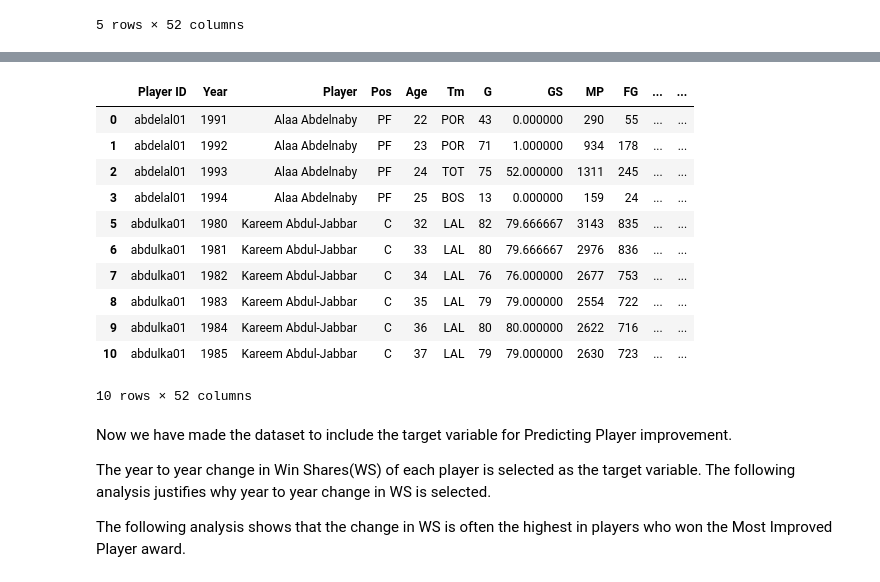
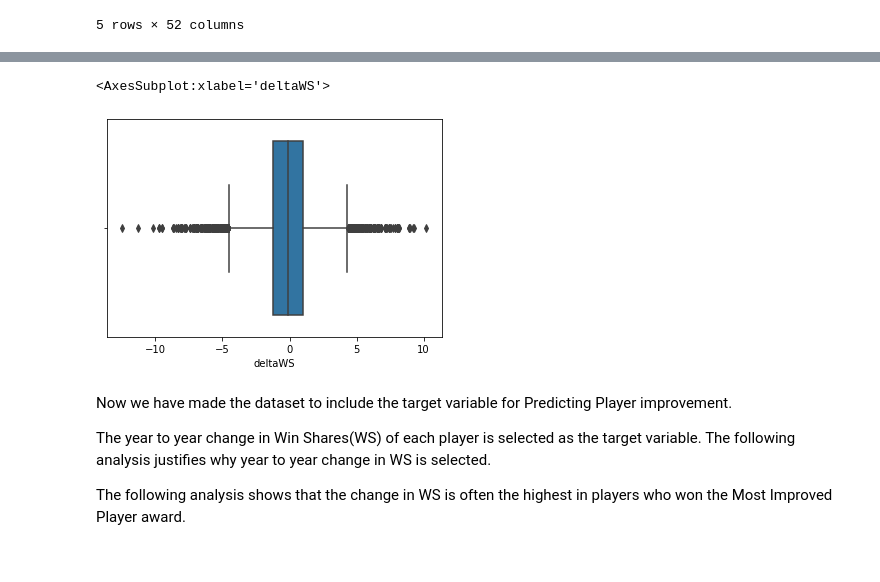
Before and after one commit to Pasindu19970808/NBAData, a Jupyter notebook: V2/NBA_DataAnalysis.ipynb, the cells around one changed output, grey strips where cells are left out. Cells and saved outputs as stored; diff of their text form; code cells hidden in the pictures.

```diff
--- a/V2/NBA_DataAnalysis.ipynb
+++ b/V2/NBA_DataAnalysis.ipynb
@@ -26,0 +33,9 @@ Complete_df.head(5)
+# %%
+
+#remove OWS and DWS as WS is the addition of the 2
+#remove TRB as it is the addition of ORB and DRB
+#remove TRB%
+#remove 3P%, 2P%, FG%, eFG%, FT%
+#remove BPM (Box score plus minus) as its the sum of its Defensive and Offensive components
+Complete_df.drop(['OWS','DWS','TRB','TRB%','3P%','2P%','FG%','eFG%','FT%','BPM'],axis = 1, inplace = True)
+Complete_df.columns.tolist()
@@ -27,2 +74,32 @@ Complete_df.head(5)
+# %%
+player_grouping = Complete_df.groupby(['Player ID'])
+VORP_75 = Complete_df["WS/48"].describe()["75%"]
+key_list_players = list()
+
+idx_shortseasons = list()
+for key,group in player_grouping:
+    key_list_players.append(key)
+
+for key in key_list_players:
+    temp = player_grouping.get_group(key)
+    player_vorp = temp["VORP"].mean()
+    twenty5thWS = temp["WS"].describe()["25%"]
+    twenty5thG = temp["G"].describe()["25%"]
+    stdG = temp["G"].describe()["std"]
+    threshholdG = twenty5thG - stdG
+    #dropping_idx = temp.loc[((temp["G"] < threshholdG) & (temp["WS/48"] < twenty5thWS48))].index.values.tolist()
+    """ temp["deltaWS/48"] = temp[["WS"]].diff()
+    deltaWS4825 = temp["deltaWS/48"].describe()["25%"]
+    deltaWS4875 = temp["deltaWS/48"].describe()["75%"] """
+    if(player_vorp > VORP_75):
+        dropping_idx = temp.loc[((temp["G"] < threshholdG) & (temp["WS"] < twenty5thWS))].index.values.tolist()
+        if len(dropping_idx) == 0:
+            continue
+        else:
+            idx_shortseasons.extend(dropping_idx)
+    else:
+        continue
+# %%
+Complete_df.drop(idx_shortseasons, axis = 0, inplace = True)
 # %%
 #finding the year to year change in WS
@@ -48,21 +127,11 @@ for key in key_list_players:
         i = 1
     else:
         deltaWS_df = pd.concat([deltaWS_df,temp], axis = 0)
-# %%
-deltaWS_df.head(10)
-# %% [output]
-|  | Player ID | Year | Player | Pos | Age | Tm | G | GS | MP | FG | ... | ... |
-| 0 | abdelal01 | 1991 | Alaa Abdelnaby | PF | 22 | POR | 43 | 0.000000 | 290 | 55 | ... | ... |
-| 1 | abdelal01 | 1992 | Alaa Abdelnaby | PF | 23 | POR | 71 | 1.000000 | 934 | 178 | ... | ... |
-| 2 | abdelal01 | 1993 | Alaa Abdelnaby | PF | 24 | TOT | 75 | 52.000000 | 1311 | 245 | ... | ... |
-| 3 | abdelal01 | 1994 | Alaa Abdelnaby | PF | 25 | BOS | 13 | 0.000000 | 159 | 24 | ... | ... |
-| 5 | abdulka01 | 1980 | Kareem Abdul-Jabbar | C | 32 | LAL | 82 | 79.666667 | 3143 | 835 | ... | ... |
-| 6 | abdulka01 | 1981 | Kareem Abdul-Jabbar | C | 33 | LAL | 80 | 79.666667 | 2976 | 836 | ... | ... |
-| 7 | abdulka01 | 1982 | Kareem Abdul-Jabbar | C | 34 | LAL | 76 | 76.000000 | 2677 | 753 | ... | ... |
-| 8 | abdulka01 | 1983 | Kareem Abdul-Jabbar | C | 35 | LAL | 79 | 79.000000 | 2554 | 722 | ... | ... |
-| 9 | abdulka01 | 1984 | Kareem Abdul-Jabbar | C | 36 | LAL | 80 | 80.000000 | 2622 | 716 | ... | ... |
-| 10 | abdulka01 | 1985 | Kareem Abdul-Jabbar | C | 37 | LAL | 79 | 79.000000 | 2630 | 723 | ... | ... |
-10 rows × 52 columns
+# %%
+sns.boxplot(deltaWS_df["deltaWS"])
+# %% [output]
+<AxesSubplot:xlabel='deltaWS'>
+[figure, added]
 # %%
 deltaWS_df.reset_index(drop = True, inplace = True)
 deltaWS_df.to_csv("DeltaWS.csv",index = False)
```
Also changed, not shown: parts of 14 cells of this notebook, 2 other files.
